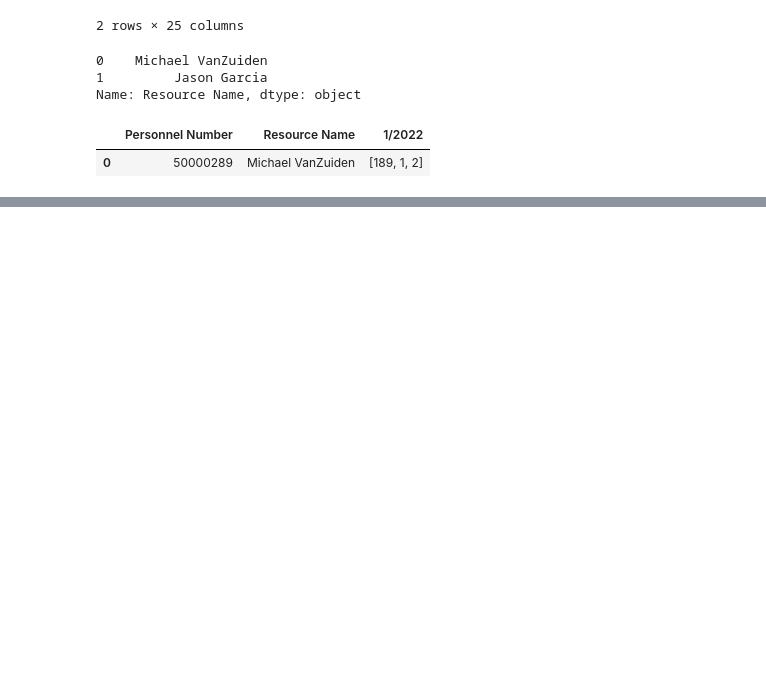
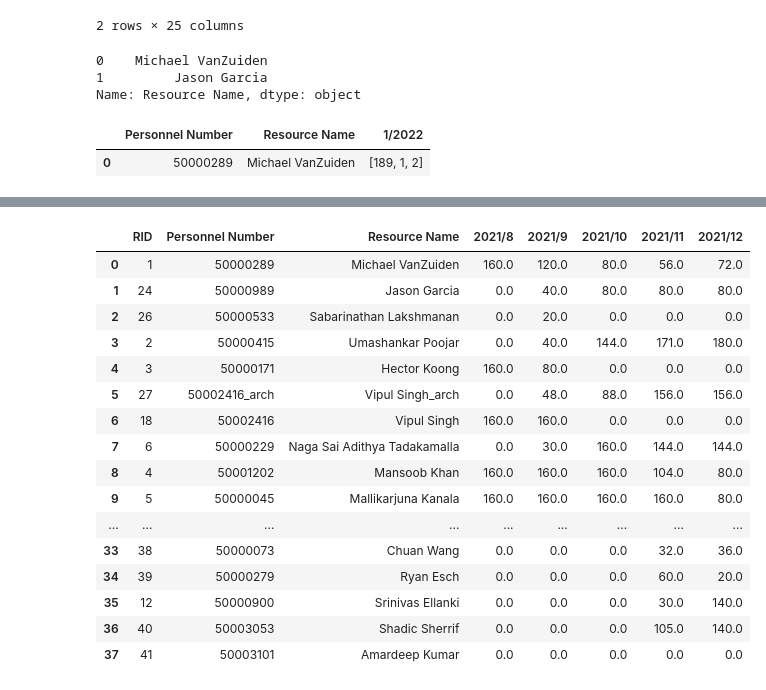
Before and after one commit to alarhoo/etl.shares4, a Jupyter notebook: src/data_pandas.ipynb, the cells around one changed output, grey strips where cells are left out. Cells and saved outputs as stored; diff of their text form; code cells hidden in the pictures; blank space fills up the shorter version.

```diff
--- a/src/data_pandas.ipynb
+++ b/src/data_pandas.ipynb
@@ -102,0 +360,63 @@ monthly_forecast_df
+# %%
+import pandas as pd
+import datetime
+import calendar
+from math import ceil
+
+
+def week_of_month(dt):
+    """ Returns the week of the month for the specified date.
+    """
+    first_day = dt.replace(day=1)
+    dom = dt.day
+    adjusted_dom = dom + first_day.weekday()
+    return int(ceil(adjusted_dom/7.0) - 1)
+
+
+monthly_forecast_data = {
+    'RID': [],
+    'Personnel Number': [],
+    'Resource Name': []
+}
+
+
+def transform_data():
+    df = pd.read_excel('../data/Forecast.xlsx').fillna(0)
+    for idx, row in df.iterrows():
+        flag = 0
+        for index, value in row.items():
+            if index == 'RID' or index == 'Personnel Number' or index == 'Resource Name':
+                monthly_forecast_data[index].append(value)
+            # print(f"Index : {index}, Value : {value}")
+
+            if isinstance(index, datetime.date):
+                # wom = (index.day-1)//7+1
+                wom = week_of_month(index)
+                print(f'{idx}, {index.year}/{index.month}/{index.day}', value, wom, week_of_month(index))
+                # print(calendar.monthcalendar(index.year, index.month))
+                # print(calendar.monthcalendar(index.year, index.month)[wom])
+                if f'{index.year}/{index.month}' in monthly_forecast_data:
+                    # yearmonth = monthly_forecast_data[f'{index.year}/{index.month}']
+                    if wom == 1:
+                        flag = 0
+                    value = flag + value
+                    flag = value
+                    if idx:
+                        monthly_forecast_data[f'{index.year}/{index.month}'].append(value)
+                        monthly_forecast_data[f'{index.year}/{index.month}'][idx] = value
+                        monthly_forecast_data[f'{index.year}/{index.month}'] = monthly_forecast_data[f'{index.year}/{index.month}'][:idx+1]
+                    else:
+                        monthly_forecast_data[f'{index.year}/{index.month}'][idx] = value
+                else:
+                    monthly_forecast_data[f'{index.year}/{index.month}'] = []
+                    flag = 0
+                    value = flag + value
+                    flag = value
+                    monthly_forecast_data[f'{index.year}/{index.month}'].append(value)
+
+transform_data()
+print(monthly_forecast_data)
+monthly_forecast_df = pd.DataFrame(monthly_forecast_data)
+
+monthly_forecast_df
+# %% [output]
@@ -102,0 +440,17 @@ monthly_forecast_df
+|  | RID | Personnel Number | Resource Name | 2021/8 | 2021/9 | 2021/10 | 2021/11 | 2021/12 |
+| 0 | 1 | 50000289 | Michael VanZuiden | 160.0 | 120.0 | 80.0 | 56.0 | 72.0 |
+| 1 | 24 | 50000989 | Jason Garcia | 0.0 | 40.0 | 80.0 | 80.0 | 80.0 |
+| 2 | 26 | 50000533 | Sabarinathan Lakshmanan | 0.0 | 20.0 | 0.0 | 0.0 | 0.0 |
+| 3 | 2 | 50000415 | Umashankar Poojar | 0.0 | 40.0 | 144.0 | 171.0 | 180.0 |
+| 4 | 3 | 50000171 | Hector Koong | 160.0 | 80.0 | 0.0 | 0.0 | 0.0 |
+| 5 | 27 | 50002416_arch | Vipul Singh_arch | 0.0 | 48.0 | 88.0 | 156.0 | 156.0 |
+| 6 | 18 | 50002416 | Vipul Singh | 160.0 | 160.0 | 0.0 | 0.0 | 0.0 |
+| 7 | 6 | 50000229 | Naga Sai Adithya Tadakamalla | 0.0 | 30.0 | 160.0 | 144.0 | 144.0 |
+| 8 | 4 | 50001202 | Mansoob Khan | 160.0 | 160.0 | 160.0 | 104.0 | 80.0 |
+| 9 | 5 | 50000045 | Mallikarjuna Kanala | 160.0 | 160.0 | 160.0 | 160.0 | 80.0 |
+| ... | ... | ... | ... | ... | ... | ... | ... | ... |
+| 33 | 38 | 50000073 | Chuan Wang | 0.0 | 0.0 | 0.0 | 32.0 | 36.0 |
+| 34 | 39 | 50000279 | Ryan Esch | 0.0 | 0.0 | 0.0 | 60.0 | 20.0 |
+| 35 | 12 | 50000900 | Srinivas Ellanki | 0.0 | 0.0 | 0.0 | 30.0 | 140.0 |
+| 36 | 40 | 50003053 | Shadic Sherrif | 0.0 | 0.0 | 0.0 | 105.0 | 140.0 |
+| 37 | 41 | 50003101 | Amardeep Kumar | 0.0 | 0.0 | 0.0 | 0.0 | 0.0 |
```
Also changed, not shown: parts of 12 cells of this notebook, 1 other file.
